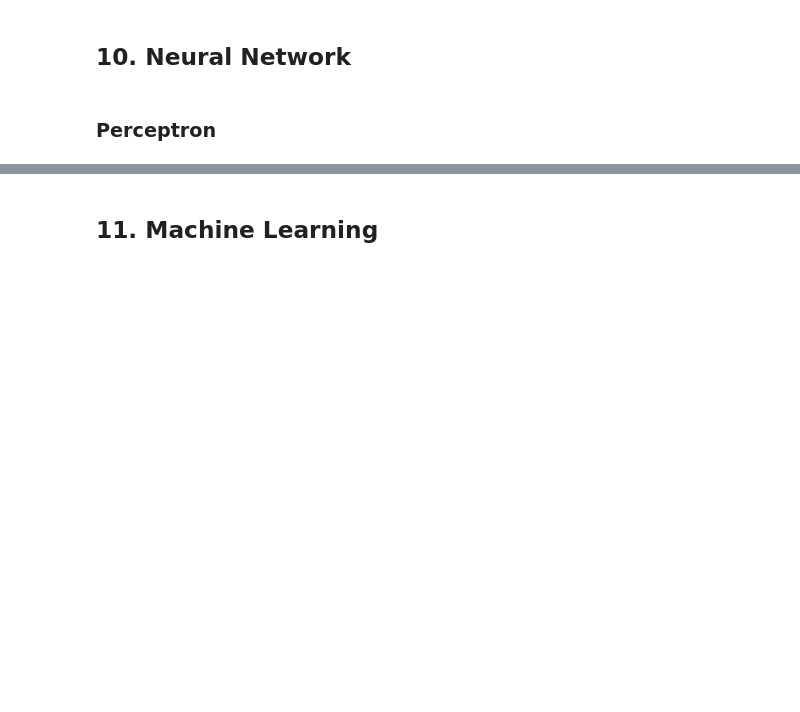
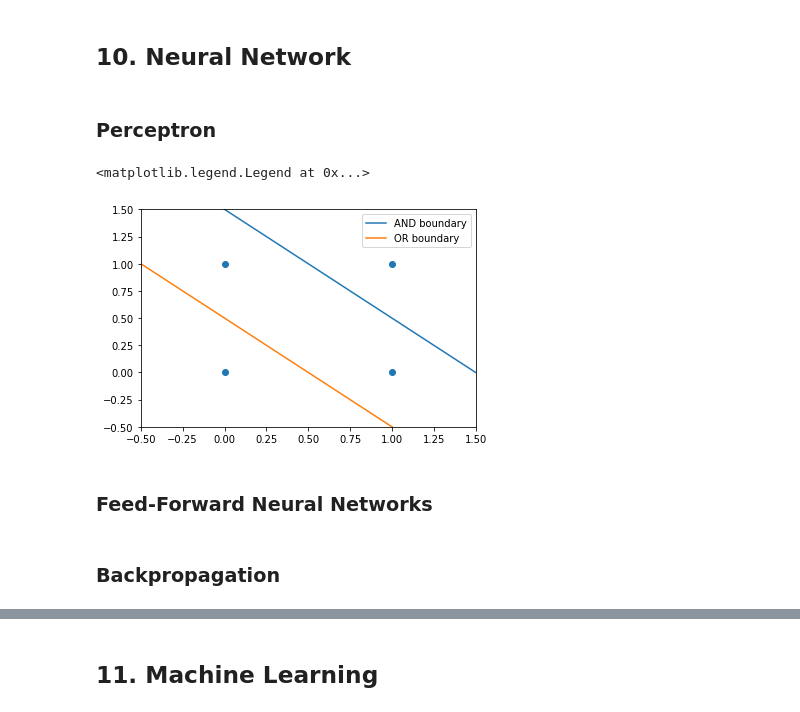
Before and after one commit to ixiaopan/DataScience, a Jupyter notebook: FML/FromScratch.ipynb, the cells around one changed output, grey strips where cells are left out. Drawn from its saved outputs; the diff is of its cells as text; code cells hidden in the pictures; blank space fills up the shorter version.

```diff
--- a/FML/FromScratch.ipynb
+++ b/FML/FromScratch.ipynb
@@ -1307,0 +1341,17 @@ plt.axis('off')
+# %%
+fig, ax = plt.subplots()
+
+ax.scatter([1, 0, 1, 0], [1, 1, 0, 0])
+ax.set_ylim(-0.5, 1.5)
+ax.set_xlim(-0.5, 1.5)
+
+ts = np.linspace(-.5, 1.5, 20)
+ax.plot(ts, (-3+ 2*ts) / -2, label="AND boundary")
+ax.plot(ts, (-1+ 2*ts) / -2, label="OR boundary")
+
+ax.legend()
+# %% [output]
+<matplotlib.legend.Legend at 0x...>
+[figure, added]
+# %% [markdown]
+### Feed-Forward Neural Networks
@@ -1307,0 +1396,2 @@ plt.axis('off')
+# %% [markdown]
+### Backpropagation
```
Also changed, not shown: parts of 8 cells of this notebook.
